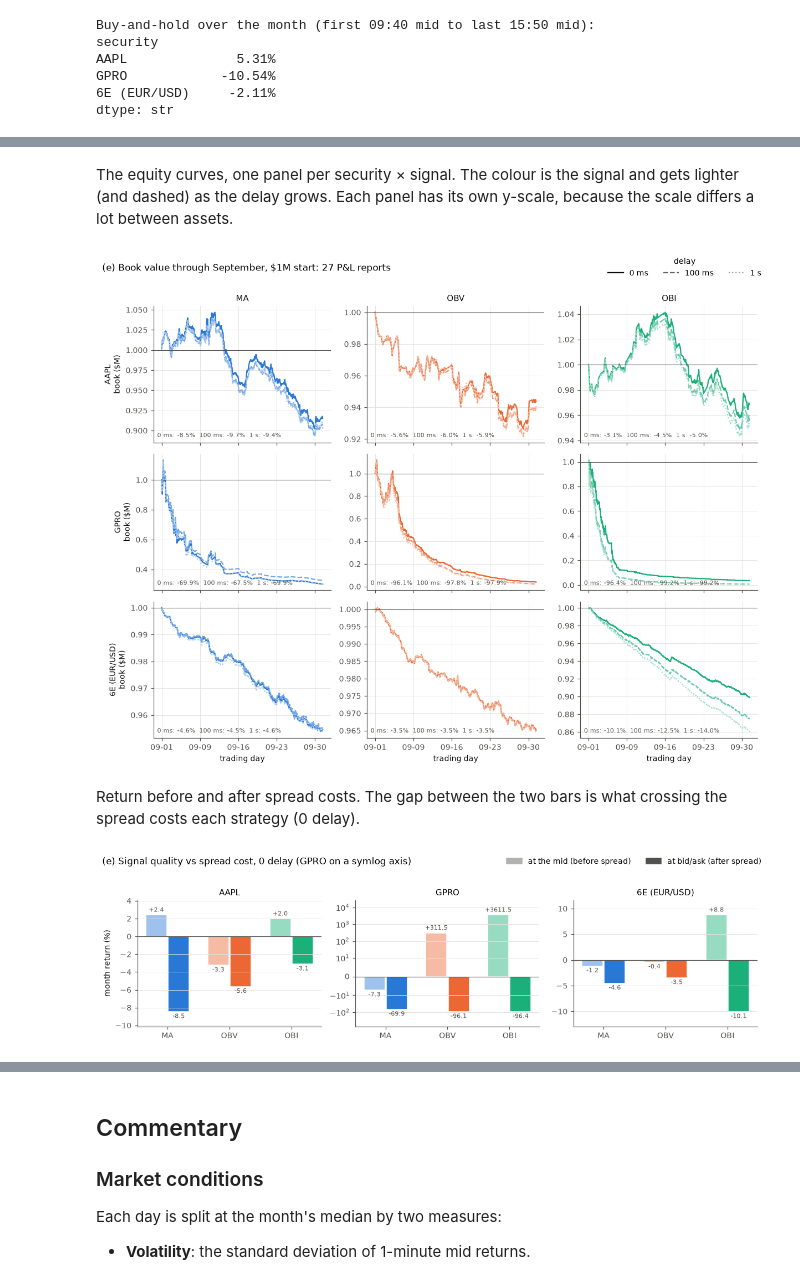
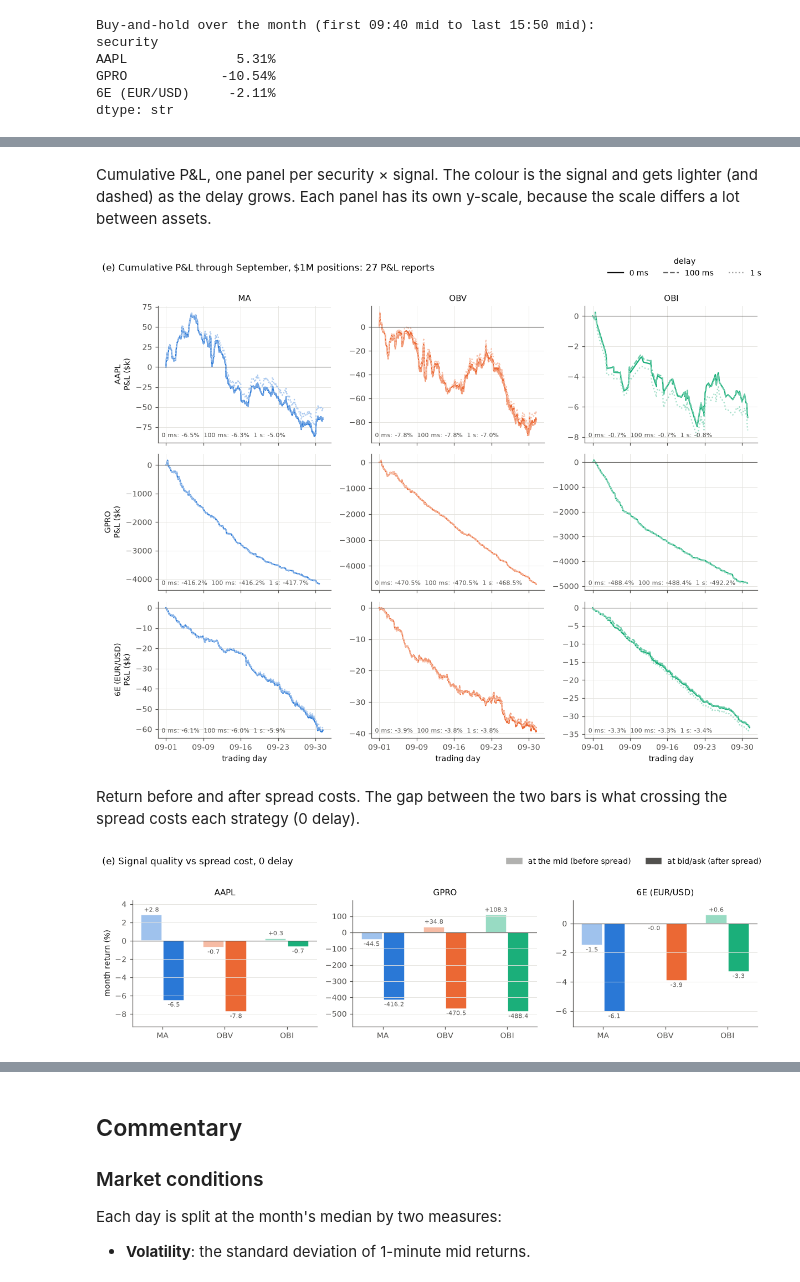
Before and after one commit to jack-duncan/230X-psets, a Jupyter notebook: project/speed.ipynb, the cells around one changed output, grey strips where cells are left out. Saved outputs shown, nothing was run; the diff lists cells and outputs as text; code cells hidden in the pictures.

```diff
--- a/project/speed.ipynb
+++ b/project/speed.ipynb
@@ -466,18 +489,16 @@ Columns:
 # %%
 def report(g):
     g = g.sort_values("t_exit")
-    eq = BOOK * np.cumprod(1 + g.r.values)
-    day_r = g.groupby("day").r.apply(lambda r: np.prod(1 + r) - 1).reindex(DAYS, fill_value=0.0)
-    peak = np.maximum.accumulate(np.r_[BOOK, eq])
-    final = eq[-1] if len(eq) else BOOK
+    cum = np.r_[0.0, np.cumsum(g.r.values)]
+    day_r = g.groupby("day").r.sum().reindex(DAYS, fill_value=0.0)
     return pd.Series({
-        "final_value": final, "pnl": final - BOOK,
-        "return_pct": (final / BOOK - 1) * 100,
-        "mid_return_pct": (np.prod(1 + g.r_mid.values) - 1) * 100,
+        "pnl": BOOK * cum[-1],
+        "return_pct": cum[-1] * 100,
+        "mid_return_pct": g.r_mid.sum() * 100,
         "round_trips": len(g), "win_rate": (g.r > 0).mean() * 100 if len(g) else np.nan,
         "avg_trade_bp": g.r.mean() * 1e4 if len(g) else np.nan,
         "sharpe": day_r.mean() / day_r.std() * np.sqrt(252) if day_r.std() > 0 else np.nan,
-        "max_dd_pct": ((np.r_[BOOK, eq] / peak).min() - 1) * 100,
+        "max_dd_pct": (cum - np.maximum.accumulate(cum)).min() * 100,
     })
 
 
@@ -489,7 +510,7 @@ reports.to_csv(OUT / "e_pnl_reports_full_grid.csv")
 pnl = reports.loc[(slice(None), slice(None), DELAYS), :]
 pnl.to_csv(OUT / "e_pnl_reports.csv")
 pnl.style.format({
-    "final_value": "${:,.0f}", "pnl": "${:,.0f}", "return_pct": "{:.2f}%", "mid_return_pct": "{:.2f}%",
+    "pnl": "${:,.0f}", "return_pct": "{:.2f}%", "mid_return_pct": "{:.2f}%",
     "round_trips": "{:,.0f}", "win_rate": "{:.1f}%", "avg_trade_bp": "{:.2f}", "sharpe": "{:.2f}",
     "max_dd_pct": "{:.2f}%",
 })
@@ -515,27 +536,27 @@ pnl.style.format({
 # %% [markdown]
-The equity curves, one panel per security × signal. The colour is the signal and gets
+Cumulative P&L, one panel per security × signal. The colour is the signal and gets
 lighter (and dashed) as the delay grows. Each panel has its own y-scale, because the
 scale differs a lot between assets.
 # %%
 fig, axes = plt.subplots(3, 3, figsize=(11, 8.5), sharex=True)
 day_pos = {d: i for i, d in enumerate(DAYS)}
-sess_ns = (pd.Timedelta(f"{TRADE_END}:00") - pd.Timedelta(f"{TRADE_START}:00")).value
+sess_len = pd.Timedelta(f"{TRADE_END}:00") - pd.Timedelta(f"{TRADE_START}:00")
 for i, label in enumerate(SECURITIES):
     for j, sig in enumerate(SIGNALS):
         ax = axes[i, j]
         for d in DELAYS:
             g = all_legs[(all_legs.security == label) & (all_legs.signal == sig) & (all_legs.delay == d)]
             g = g.sort_values("t_exit")
-            intraday = (g.t_exit - g.t_exit.dt.normalize() - pd.Timedelta(f"{TRADE_START}:00")) / pd.Timedelta(sess_ns)
+            intraday = (g.t_exit - g.t_exit.dt.normalize() - pd.Timedelta(f"{TRADE_START}:00")) / sess_len
             x = np.r_[0, g.day.map(day_pos).values + intraday.clip(0, 1).values]
-            y = np.r_[BOOK, BOOK * np.cumprod(1 + g.r.values)] / 1e6
+            y = np.r_[0.0, np.cumsum(g.r.values)] * BOOK / 1e3
             strength, ls = DELAY_STYLE[d]
             ax.plot(x, y, color=shade(SIG_COLOR[sig], strength), ls=ls, lw=1.5)
-        ax.axhline(1, color=MUTED, lw=0.7)
+        ax.axhline(0, color=MUTED, lw=0.7)
         if i == 0:
             ax.set_title(sig, color=INK)
         if j == 0:
-            ax.set_ylabel(f"{label}\nbook ($M)")
+            ax.set_ylabel(f"{label}\nP&L ($k)")
         r = pnl.loc[(label, sig)]
         ax.text(0.02, 0.04, "  ".join(f"{ms_label(d)}: {r.loc[d, 'return_pct']:+.1f}%" for d in DELAYS),
                 transform=ax.transAxes, fontsize=7.5, color=MUTED)
@@ -544,41 +565,38 @@ for ax in axes[-1]:
     ax.set_xlabel("trading day")
 handles = [plt.Line2D([], [], color=shade(INK, s), ls=ls, lw=1.5) for s, ls in DELAY_STYLE.values()]
 fig.legend(handles, [ms_label(d) for d in DELAY_STYLE], loc="upper right", ncol=3, title="delay")
-fig.suptitle("(e) Book value through September, $1M start: 27 P&L reports",
+fig.suptitle("(e) Cumulative P&L through September, $1M positions: 27 P&L reports",
              x=0.01, ha="left", fontsize=11)
 fig.tight_layout(rect=(0, 0, 1, 0.97))
 save(fig, "e_equity_curves")
 # %% [output]
-[figure, old version]
+[figure, new version]
 # %% [markdown]
 Return before and after spread costs. The gap between the two bars is what crossing
 the spread costs each strategy (0 delay).
 # %%
 z = pnl.xs(0, level="delay")[["mid_return_pct", "return_pct"]]
 fig, axes = plt.subplots(1, 3, figsize=(11, 3.2))
 for ax, label in zip(axes, SECURITIES):
     zz = z.loc[label]
     x = np.arange(len(SIGNALS))
     for off, col, s in [(-0.18, "mid_return_pct", 0.45), (0.18, "return_pct", 1.0)]:
         bars = ax.bar(x + off, zz[col], 0.34, color=[shade(SIG_COLOR[g], s) for g in SIGNALS],
                       edgecolor="white", linewidth=1)
         ax.bar_label(bars, fmt="%+.1f", fontsize=7, color=MUTED, padding=2)
-    if zz.abs().max().max() > 100:   # GPRO: OBI at the mid is +3,600%, so use a symlog axis
-        ax.set_yscale("symlog", linthresh=10)
     ax.axhline(0, color=MUTED, lw=0.8)
     ax.set_xticks(x, SIGNALS)
     ax.set_title(label)
     ax.grid(axis="x", visible=False)
     ax.margins(y=0.15)
 axes[0].set_ylabel("month return (%)")
 handles = [plt.Rectangle((0, 0), 1, 1, color=shade(MUTED, s)) for s in (0.45, 1.0)]
 fig.legend(handles, ["at the mid (before spread)", "at bid/ask (after spread)"], loc="upper right", ncol=2)
-fig.suptitle("(e) Signal quality vs spread cost, 0 delay (GPRO on a symlog axis)",
-             x=0.01, ha="left", fontsize=11)
+fig.suptitle("(e) Signal quality vs spread cost, 0 delay", x=0.01, ha="left", fontsize=11)
 fig.tight_layout(rect=(0, 0, 1, 0.95))
 save(fig, "e_mid_vs_touch")
 # %% [output]
-[figure, old version]
+[figure, new version]
 # %% [markdown]
 ## (f) Cost of delay
 
```
Also changed, not shown: parts of 21 cells of this notebook, 13 other files.
